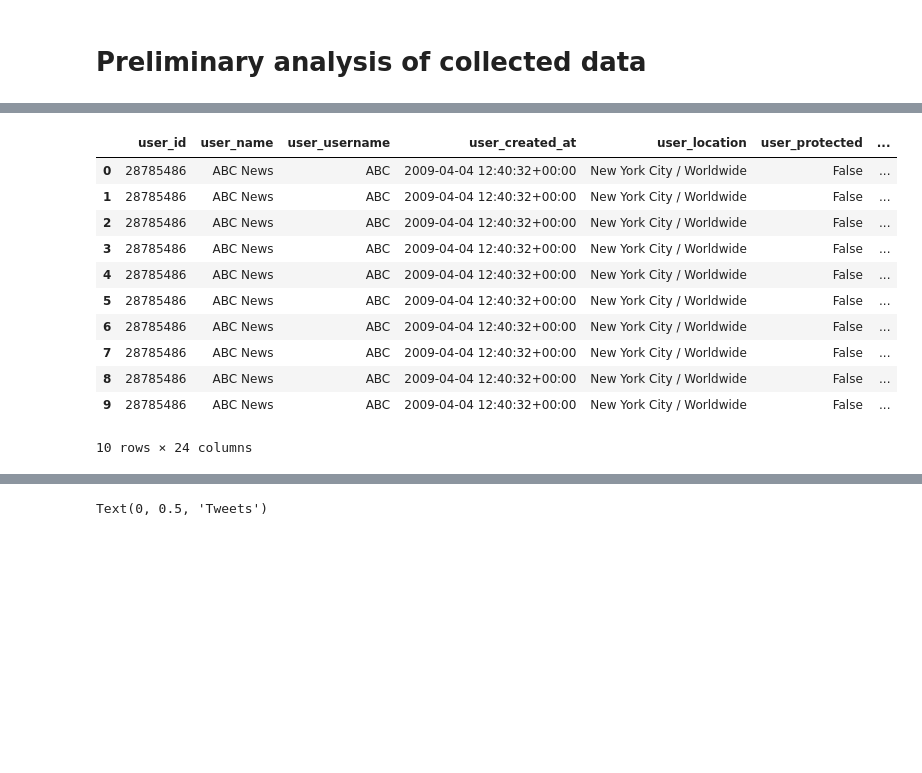
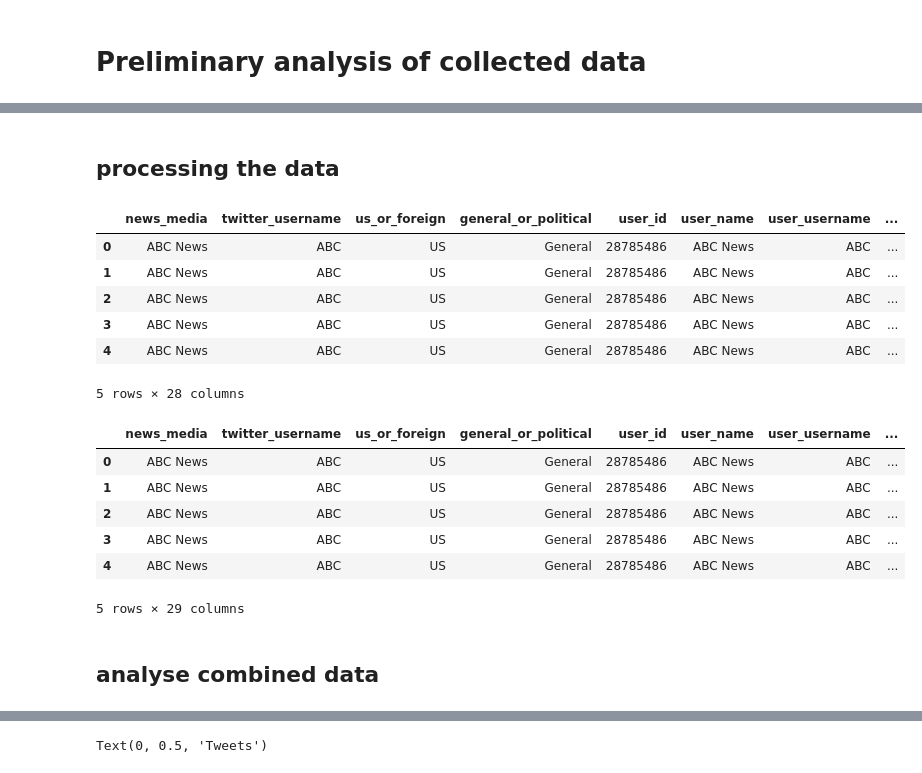
Before and after one commit to katherineskc/data_science_tweets_neutrality, a Jupyter notebook: preliminary_analysis.ipynb, the cells around one changed output, grey strips where cells are left out. Cells and saved outputs as stored; diff of their text form; code cells hidden in the pictures; blank space fills up the shorter version.

Commit message:
collected tweets, combined and visualised data for preliminary analysis

```diff
--- a/preliminary_analysis.ipynb
+++ b/preliminary_analysis.ipynb
@@ -47,6 +40,8 @@ twitter_user_details_data.head(10)
 # %%
-twitter_users_tweets_2022_july_df = pd.read_csv (r'/Users/katherina/data_science_tweets_neutrality/twitter_users_tweets_2022_july.csv')
-twitter_users_tweets_2022_july_df.head(10)
+# twitter_users_tweets_2022_july_data
+
+twitter_users_tweets_2022_july_data = pd.read_csv (r'/Users/katherina/data_science_tweets_neutrality/twitter_users_tweets_2022_july.csv')
+twitter_users_tweets_2022_july_data.head()
 # %% [output]
 |  | tweet_id | tweet_text | tweet_author_id | tweet_context_annotations | tweet_created_at | tweet_entities | ... |
 | 0 | 1553892491962843136 | Smokers and vapers are more likel... | 28785486 | [{'domain': {'id': '45', 'name': ... | 2022-07-31 23:56:54+00:00 | {'urls': [{'start': 111, 'end': 1... | ... |
@@ -82,17 +52,34 @@ Name: tweet_author_id, dtype: int64
+# %% [markdown]
+## processing the data
 # %%
-combined_tweets_2022_july_df = pd.merge(twitter_user_details_data, twitter_users_tweets_2022_july_df, left_on='user_id', right_on='tweet_author_id', how='left')
-combined_tweets_2022_july_df.head(10)
+# combine news_media_basic_data and twitter_user_details_data
+combined_news_media_basic_details = pd.merge(news_media_basic_data, twitter_user_details_data, left_on='twitter_username', right_on='user_username', how='left')
+
+# combine combined_news_media_basic_details and tweets
+combined_news_media_tweets_df = pd.merge(combined_news_media_basic_details, twitter_users_tweets_2022_july_data, left_on='user_id', right_on='tweet_author_id', how='left')
+
+combined_news_media_tweets_df.head()
 # %% [output]
-|  | user_id | user_name | user_username | user_created_at | user_location | user_protected | ... |
-| 0 | 28785486 | ABC News | ABC | 2009-04-04 12:40:32+00:00 | New York City / Worldwide | False | ... |
-| 1 | 28785486 | ABC News | ABC | 2009-04-04 12:40:32+00:00 | New York City / Worldwide | False | ... |
-| 2 | 28785486 | ABC News | ABC | 2009-04-04 12:40:32+00:00 | New York City / Worldwide | False | ... |
-| 3 | 28785486 | ABC News | ABC | 2009-04-04 12:40:32+00:00 | New York City / Worldwide | False | ... |
-| 4 | 28785486 | ABC News | ABC | 2009-04-04 12:40:32+00:00 | New York City / Worldwide | False | ... |
-| 5 | 28785486 | ABC News | ABC | 2009-04-04 12:40:32+00:00 | New York City / Worldwide | False | ... |
-| 6 | 28785486 | ABC News | ABC | 2009-04-04 12:40:32+00:00 | New York City / Worldwide | False | ... |
-| 7 | 28785486 | ABC News | ABC | 2009-04-04 12:40:32+00:00 | New York City / Worldwide | False | ... |
-| 8 | 28785486 | ABC News | ABC | 2009-04-04 12:40:32+00:00 | New York City / Worldwide | False | ... |
-| 9 | 28785486 | ABC News | ABC | 2009-04-04 12:40:32+00:00 | New York City / Worldwide | False | ... |
+|  | news_media | twitter_username | us_or_foreign | general_or_political | user_id | user_name | user_username | ... |
+| 0 | ABC News | ABC | US | General | 28785486 | ABC News | ABC | ... |
+| 1 | ABC News | ABC | US | General | 28785486 | ABC News | ABC | ... |
+| 2 | ABC News | ABC | US | General | 28785486 | ABC News | ABC | ... |
+| 3 | ABC News | ABC | US | General | 28785486 | ABC News | ABC | ... |
+| 4 | ABC News | ABC | US | General | 28785486 | ABC News | ABC | ... |
-10 rows × 24 columns
+5 rows × 28 columns
+# %%
+# format values
+
+combined_news_media_tweets_df['tweet_created_at_date'] = pd.to_datetime(combined_news_media_tweets_df['tweet_created_at']).apply(lambda x: x.date())
+combined_news_media_tweets_df.head()
+# %% [output]
+|  | news_media | twitter_username | us_or_foreign | general_or_political | user_id | user_name | user_username | ... |
+| 0 | ABC News | ABC | US | General | 28785486 | ABC News | ABC | ... |
+| 1 | ABC News | ABC | US | General | 28785486 | ABC News | ABC | ... |
+| 2 | ABC News | ABC | US | General | 28785486 | ABC News | ABC | ... |
+| 3 | ABC News | ABC | US | General | 28785486 | ABC News | ABC | ... |
+| 4 | ABC News | ABC | US | General | 28785486 | ABC News | ABC | ... |
+5 rows × 29 columns
+# %% [markdown]
+## analyse combined data
 # %%
```
Also changed, not shown: parts of 12 cells of this notebook, 1 other file.
